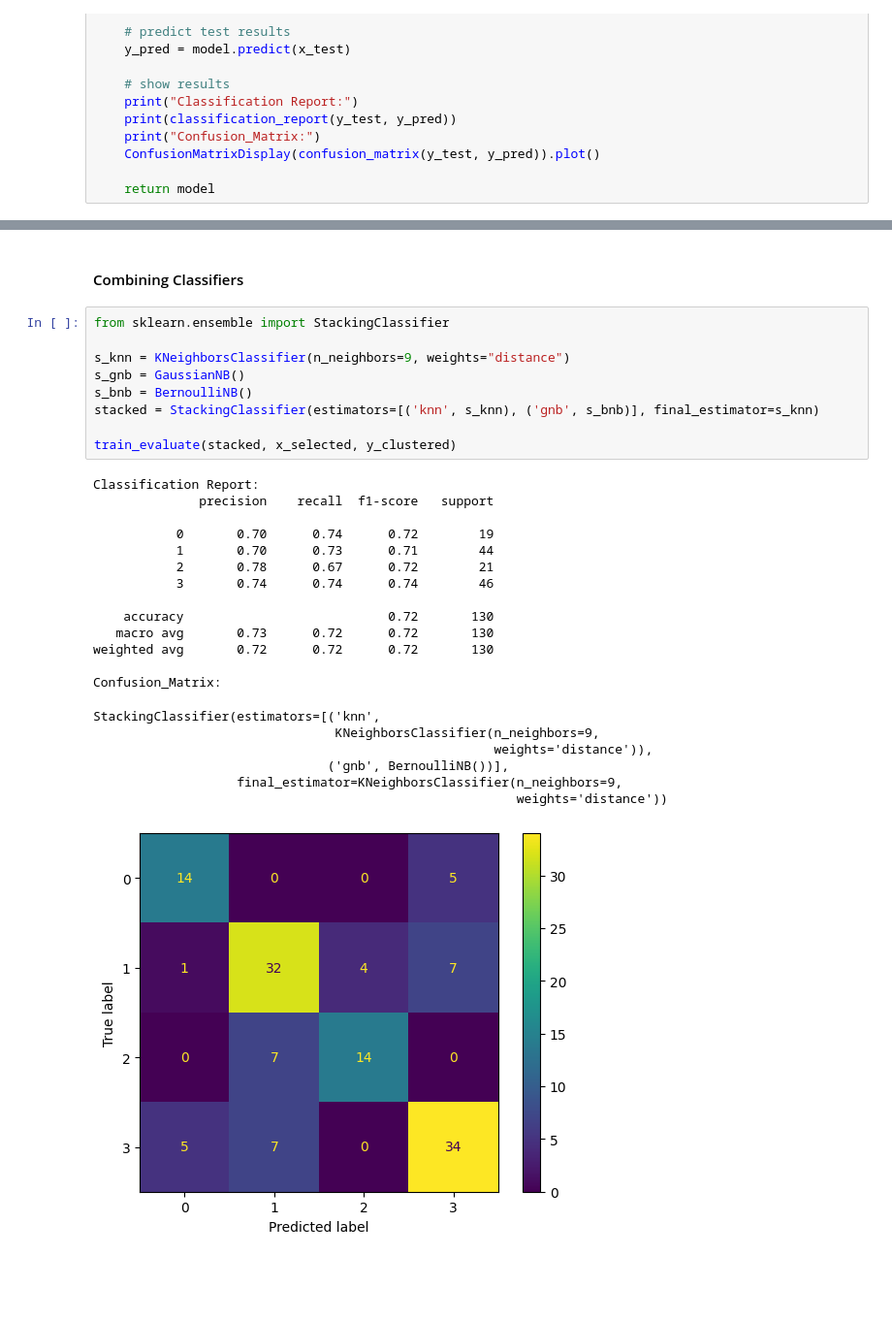
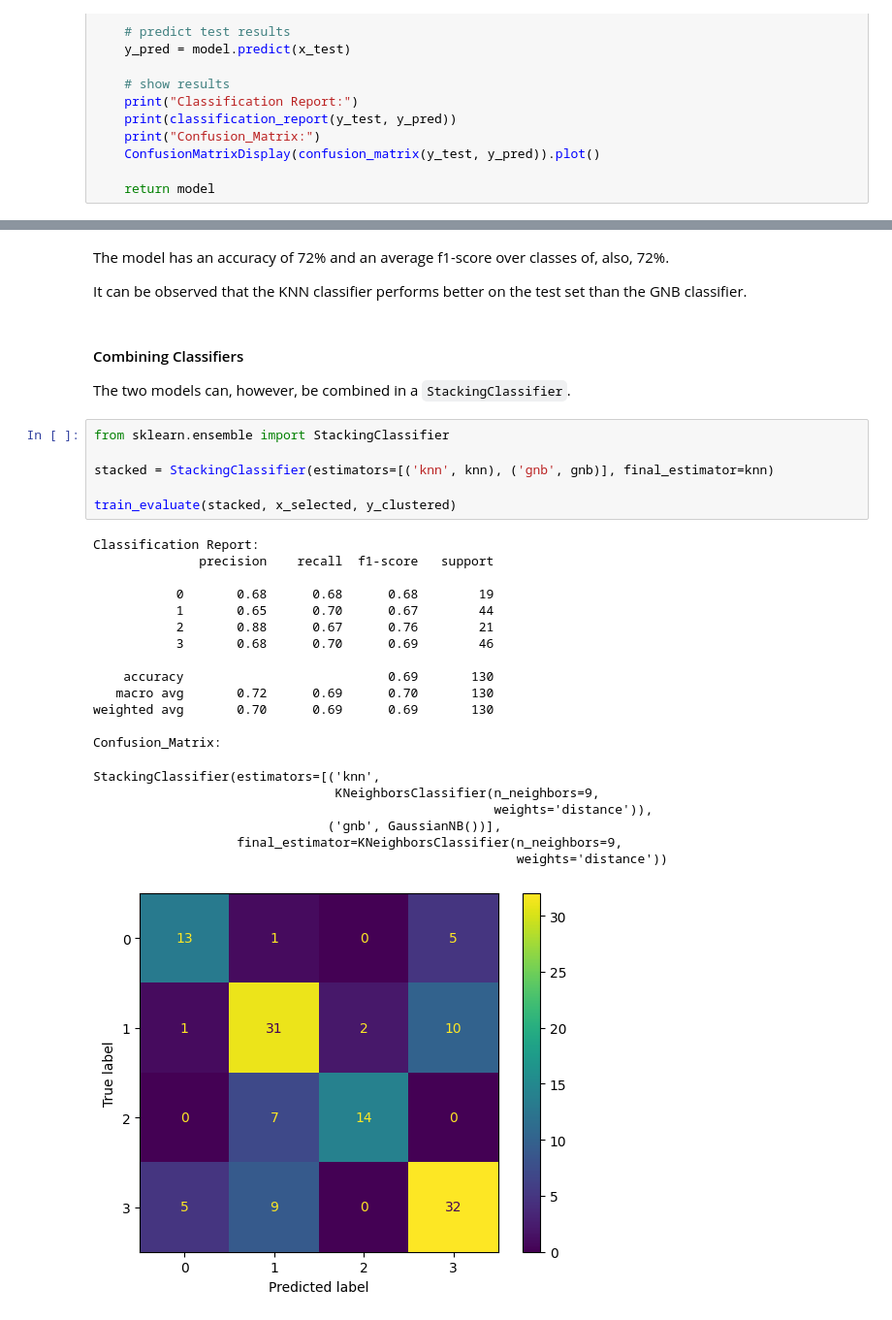
Before and after one commit to yousefmrashad/housing-classification, a Jupyter notebook: housing_prices_classification.ipynb, the cells around one changed output, grey strips where cells are left out. Shown: that part at 97% size. Drawn from its saved outputs; the diff is of its cells as text; blank space fills up the shorter version.

```diff
--- a/housing_prices_classification.ipynb
+++ b/housing_prices_classification.ipynb
@@ -476,32 +479,34 @@ Confusion_Matrix:
-# %% [markdown]
-#### Combining Classifiers
+# %% [markdown]
+The model has an accuracy of 72% and an average f1-score over classes of, also, 72%.
+
+It can be observed that the KNN classifier performs better on the test set than the GNB classifier.
+# %% [markdown]
+#### Combining Classifiers
+The two models can, however, be combined in a `StackingClassifier`.
 # %%
 from sklearn.ensemble import StackingClassifier
 
-s_knn = KNeighborsClassifier(n_neighbors=9, weights="distance")
-s_gnb = GaussianNB()
-s_bnb = BernoulliNB()
-stacked = StackingClassifier(estimators=[('knn', s_knn), ('gnb', s_bnb)], final_estimator=s_knn)
+stacked = StackingClassifier(estimators=[('knn', knn), ('gnb', gnb)], final_estimator=knn)
 
 train_evaluate(stacked, x_selected, y_clustered)
 # %% [output]
 Classification Report:
               precision    recall  f1-score   support
 
-           0       0.70      0.74      0.72        19
-           1       0.70      0.73      0.71        44
-           2       0.78      0.67      0.72        21
-           3       0.74      0.74      0.74        46
+           0       0.68      0.68      0.68        19
+           1       0.65      0.70      0.67        44
+           2       0.88      0.67      0.76        21
+           3       0.68      0.70      0.69        46
 
-    accuracy                           0.72       130
-   macro avg       0.73      0.72      0.72       130
-weighted avg       0.72      0.72      0.72       130
+    accuracy                           0.69       130
+   macro avg       0.72      0.69      0.70       130
+weighted avg       0.70      0.69      0.69       130
 
 Confusion_Matrix:
 StackingClassifier(estimators=[('knn',
                                 KNeighborsClassifier(n_neighbors=9,
                                                      weights='distance')),
-                               ('gnb', BernoulliNB())],
+                               ('gnb', GaussianNB())],
                    final_estimator=KNeighborsClassifier(n_neighbors=9,
                                                         weights='distance'))
-[figure, old version]
+[figure, new version]
```
Also changed, not shown: parts of 12 cells of this notebook.
